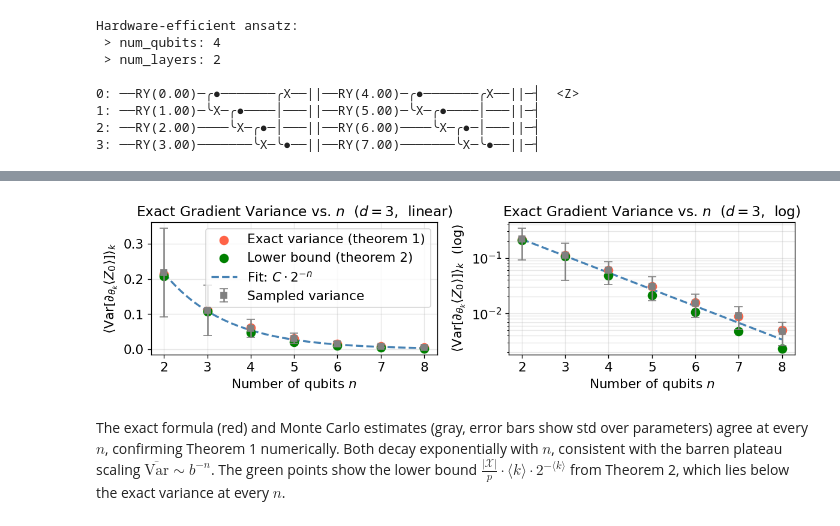
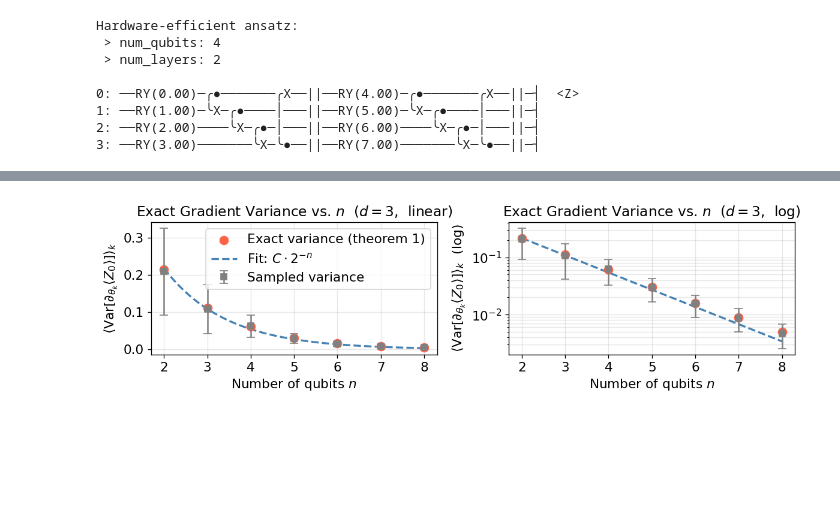
Before and after one commit to SaverioMonaco/Pauli-Propagator, a Jupyter notebook: notebooks/extra/barren_plateau.ipynb, the cells around one changed output, grey strips where cells are left out. Saved outputs shown, nothing was run; the diff lists cells and outputs as text; code cells hidden in the pictures; blank space fills up the shorter version.

```diff
--- a/notebooks/extra/barren_plateau.ipynb
+++ b/notebooks/extra/barren_plateau.ipynb
@@ -129,35 +68,23 @@ N_QUBITS_RANGE = [2, 3, 4, 5, 6, 7, 8]
 N_LAYERS       = 3
 
 print(f"Sweeping n = {N_QUBITS_RANGE},  d = {N_LAYERS}\n")
-print(f"{'n':>4} | {'Exact Var':>14} | {'log2(Var)':>10} | {'log2(Var)':>10}")
-print("-" * 50)
+print(f"{'n':>4} | {'Exact Var':>14}")
+print("-" * 25)
 
 exact_vars_n = []
-exact_per_param_n = []
-freqs_n = []
-params_n = []
-lower_bounds_n = []
 samples_vars_mean_n = []
 samples_vars_std_n = []
 
 for n in N_QUBITS_RANGE:
     prop = Propagator(make_he_ansatz(n, N_LAYERS))
     prop.propagate()
-    mean_var, var_pp = exact_gradient_variance_mean(prop)
-    exact_vars_n.append(mean_var)
-    exact_per_param_n.append(var_pp)
-    freqs_n.append(get_frequencies(prop))
-    params_n.append(prop.num_params)
+    GV = Uniform(prop)
+    sampled = GV.sampled()
+    samples_vars_mean_n.append(sampled['mean'])
+    samples_vars_std_n.append(sampled['std'])
+    exact_vars_n.append(GV.average()['all'])
 
-    sampled_out = sampled_gradient_variance(prop)
-    samples_vars_mean_n.append(sampled_out[0])
-    samples_vars_std_n.append(sampled_out[1])
-
-    lower_bound = len(freqs_n[-1]) / params_n[-1] * np.mean(freqs_n[-1]) * 2**(-np.mean(freqs_n[-1]))
-    lower_bounds_n.append(lower_bound)
-    print(f"{n:>4} | {mean_var:>14.6e} | {np.log2(mean_var):>10.3f} | {lower_bound:>14.6e}")
-
-exact_vars_n = np.array(exact_vars_n)
+    print(f"{n:>4} | {exact_vars_n[-1]:>14.6e}")
 # %% [output]
 Sweeping n = [2, 3, 4, 5, 6, 7, 8],  d = 3
 
@@ -173,10 +99,0 @@ Sweeping n = [2, 3, 4, 5, 6, 7, 8],  d = 3
-# %%
-fig, axes = plt.subplots(len(N_QUBITS_RANGE), 1, figsize=(9, 2.5*len(N_QUBITS_RANGE)), sharex=True, sharey=True)
-for i, n in enumerate(N_QUBITS_RANGE):
-
-    axes[i].hist(freqs_n[i], bins=range(1, max(freqs_n[i])+1), histtype='step', lw=2, label=f'n={n}')
-    axes[i].axvline(np.mean(freqs_n[i]), color='tomato', lw=2, ls='--', label=rf'$\langle k\rangle = {np.mean(freqs_n[i]):.1f}$')
-    axes[i].plot([], [], color='white', label=rf'$|\mathcal{{X}}|$ = {len(freqs_n[i])}')
-    axes[i].plot([], [], color='white', label=rf'$p$ = {params_n[i]}')
-    axes[i].plot([], [], color='white', label=f'Var Grad. = {exact_vars_n[i]:.3e}')
-    axes[i].legend()
@@ -187,39 +102,31 @@ def exp_decay(n, C):
     return C * 2**(-np.asarray(n, dtype=float))
 
 n_arr  = np.array(N_QUBITS_RANGE, dtype=float)
 n_fine = np.linspace(n_arr[0], n_arr[-1], 300)
 
 C_fit, _ = curve_fit(exp_decay, n_arr, exact_vars_n, p0=[3,])
 
 fig, axes = plt.subplots(1, 2, figsize=(10, 3))
 
 for ax, yscale in zip(axes, ['linear', 'log']):
     ax.scatter(N_QUBITS_RANGE, exact_vars_n, color='tomato', s=70, zorder=5,
                label='Exact variance (theorem 1)')
-    ax.scatter(N_QUBITS_RANGE, lower_bounds_n, color='green', s=70, zorder=5,
-               label='Lower bound (theorem 2)')
     ax.errorbar(N_QUBITS_RANGE, samples_vars_mean_n, yerr=samples_vars_std_n,
             fmt='s', color='gray', capsize=4, lw=1.5, zorder=5,
             label='Sampled variance')
     ax.plot(n_fine, exp_decay(n_fine, C_fit), color='steelblue', lw=2, ls='--',
             label=f'Fit: $C \\cdot {2}^{{-n}}$')
     ax.set_yscale(yscale)
     ax.set_xlabel('Number of qubits $n$')
     ax.set_ylabel(
         r'$\langle\mathrm{Var}[\partial_{\theta_k}\langle Z_0\rangle]\rangle_k$'
         + ('' if yscale == 'linear' else '  (log)'))
     ax.set_title(f'Exact Gradient Variance vs. $n$  ($d={N_LAYERS}$,  {yscale})')
     if yscale == 'linear':
         ax.legend()
     ax.grid(True, which='both', alpha=0.3)
 
 plt.tight_layout()
 plt.show()
 # %% [output]
-[figure, old version]
+[figure, new version]
-# %% [markdown]
-The exact formula (red) and Monte Carlo estimates (gray, error bars show std over parameters)
-agree at every $n$, confirming Theorem 1 numerically.
-Both decay exponentially with $n$, consistent with the barren plateau scaling $\overline{\mathrm{Var}} \sim b^{-n}$.
-The green points show the lower bound $\frac{|\mathcal{X}|}{p} \cdot \langle k \rangle \cdot 2^{-\langle k \rangle}$
-from Theorem 2, which lies below the exact variance at every $n$.
```
Also changed, not shown: parts of 17 cells of this notebook, 23 other files.
